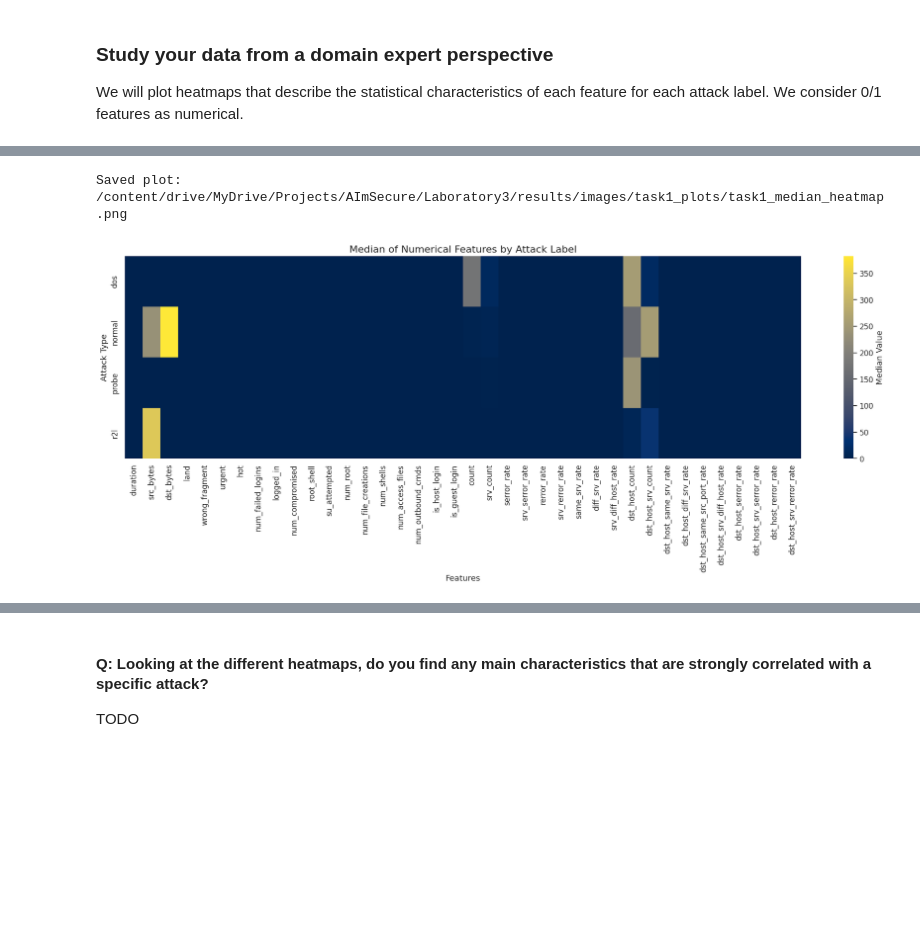
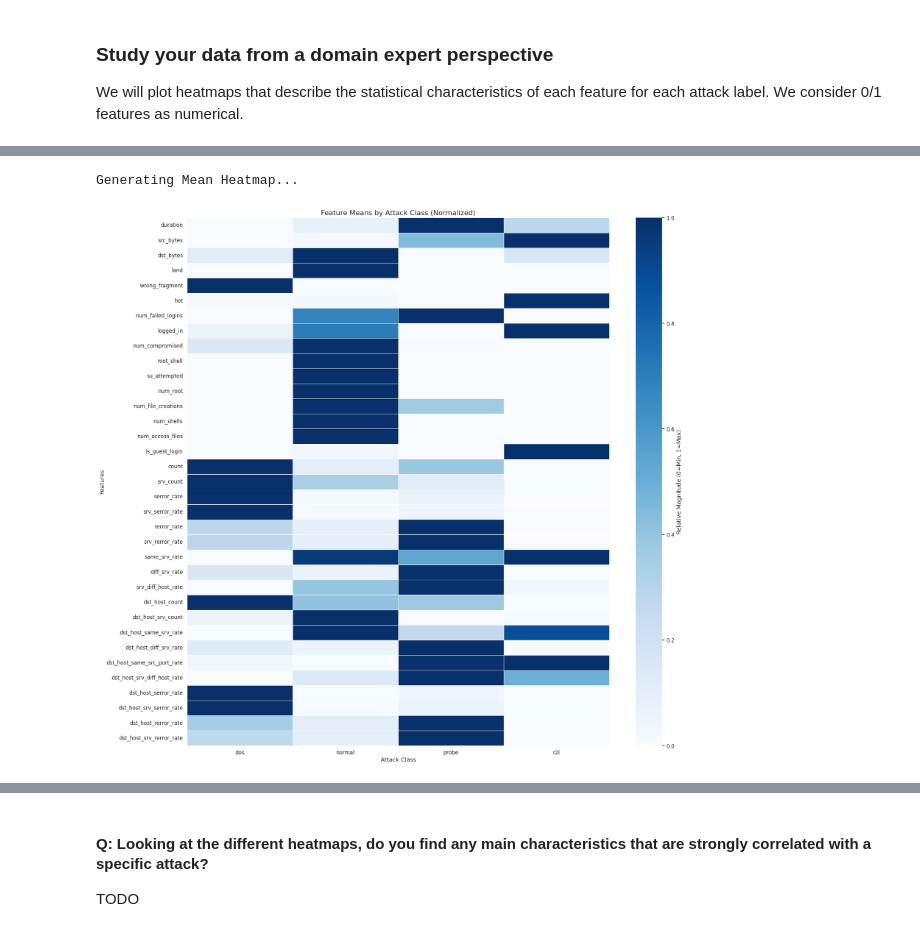
Before and after one commit to AImSecure/Laboratory3, a Jupyter notebook: lab/notebooks/Lab3_Anomaly_Detection.ipynb, the cells around one changed output, grey strips where cells are left out. Cells and saved outputs as stored; diff of their text form; code cells hidden in the pictures; blank space fills up the shorter version.

Commit message:
Task 3 first implementation

```diff
--- a/lab/notebooks/Lab3_Anomaly_Detection.ipynb
+++ b/lab/notebooks/Lab3_Anomaly_Detection.ipynb
@@ -441,29 +560,38 @@ Saved plot: /content/drive/MyDrive/Projects/AImSecure/Laboratory3/results/images
-# %%
-# --- Median Heatmap ---
-
-# We re-use the 'numerical_data' dataframe from the previous cell
-
-# Group by attack label and calculate the median
-median_heatmap_data = numerical_data.groupby('label').median()
-
-# Plot the heatmap
-fig_median, ax = plt.subplots(figsize=(20, 8))
-sns.heatmap(
-        median_heatmap_data,
-        annot=False,
-        fmt=".2f",
-        cmap='cividis',
-        ax=ax,
-        cbar_kws={'label': 'Median Value'}
-)
-ax.set_title('Median of Numerical Features by Attack Label', fontsize=16)
-ax.set_xlabel('Features')
-ax.set_ylabel('Attack Type')
-plt.tight_layout()
-
-# Save the plot
-save_plot(fig_median, "task1_median_heatmap", path=save_dir, close_fig=False)
-plt.show()
-# %% [output]
-Saved plot: /content/drive/MyDrive/Projects/AImSecure/Laboratory3/results/images/task1_plots/task1_median_heatmap.png
-[figure, removed]
+# %%
+# We use the ORIGINAL train_df to preserve physical meaning (bytes, seconds, etc.)
+# We ensure we only use numerical columns + the label for grouping
+analysis_df = train_df[numerical_cols].copy()
+analysis_df['label'] = train_df['label']
+# %%
+def plot_feature_heatmap(data, title, file_name):
+    # 1. Normalize columns for visualization
+    # (This ensures features with huge values like 'src_bytes' don't drown out small ones like 'hot')
+    data_normalized = (data - data.min()) / (data.max() - data.min())
+
+    plt.figure(figsize=(20, 18))
+    sns.heatmap(
+        data_normalized.T, # Transpose so Features are rows, Attacks are columns (easier to read)
+        cmap='Blues',
+        linewidths=0.5,
+        xticklabels=True,
+        yticklabels=True,
+        cbar_kws={'label': 'Relative Magnitude (0=Min, 1=Max)'}
+    )
+    plt.title(title, fontsize=16)
+    plt.xlabel("Attack Class")
+    plt.ylabel("Features")
+    plt.tight_layout()
+
+    # Save plot
+    save_path = results_path + f"images/task1_plots/{file_name}.png"
+    #plt.savefig(save_path)
+    #print(f"Saved: {save_path}")
+    plt.show()
+# %%
+# --- Mean Heatmap ---
+print("Generating Mean Heatmap...")
+mean_stats = analysis_df.groupby('label').mean()
+plot_feature_heatmap(mean_stats, "Feature Means by Attack Class (Normalized)", "task1_mean_heatmap")
+# %% [output]
+Generating Mean Heatmap...
+[figure, added]
```
Also changed, not shown: parts of 49 cells of this notebook.
